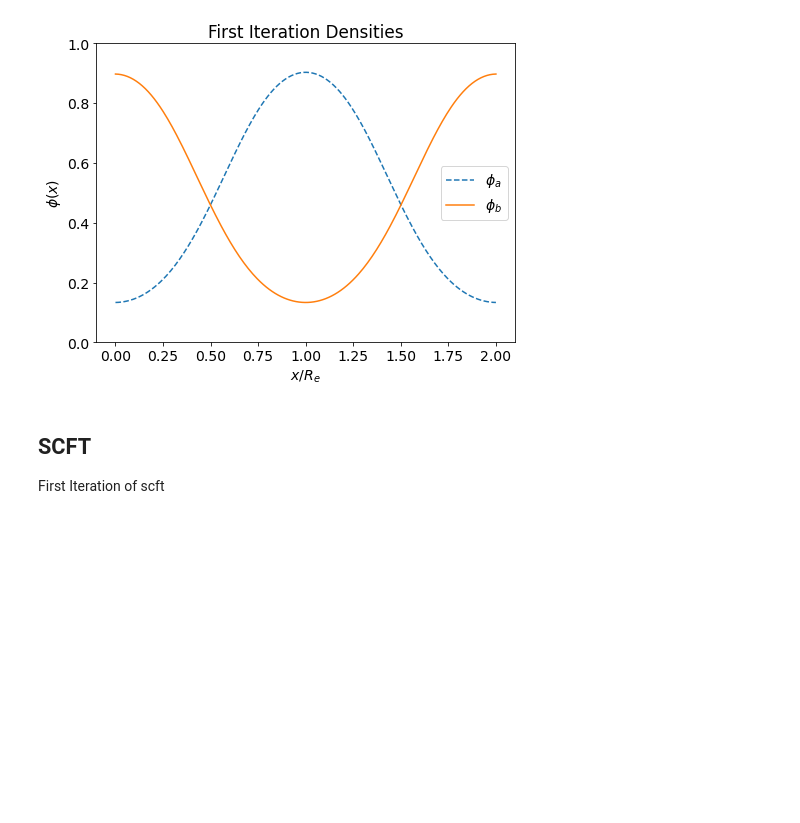
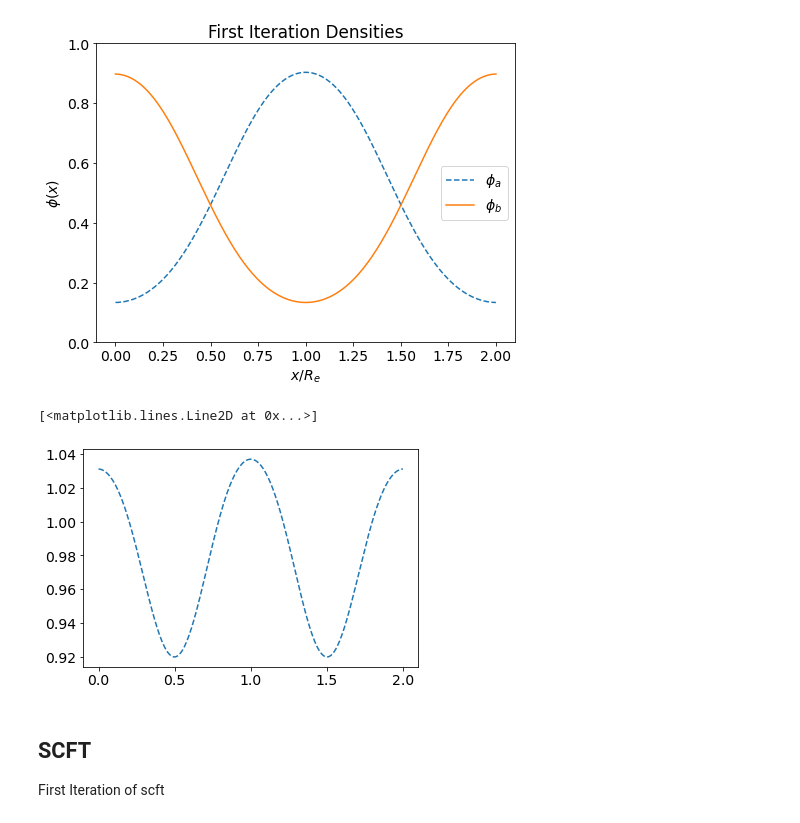
Before and after one commit to Ssalazar12/Physics, a Jupyter notebook: Self-Consistent Field Theory/Project 2_explicit_euler.ipynb, the cells around one changed output. Saved outputs shown, nothing was run; the diff lists cells and outputs as text; code cells hidden in the pictures; blank space fills up the shorter version.

```diff
--- a/Self-Consistent Field Theory/Project 2_explicit_euler.ipynb
+++ b/Self-Consistent Field Theory/Project 2_explicit_euler.ipynb
@@ -152,6 +152,12 @@ plt.legend()
 plt.savefig('first_densities.png')
 # %% [output]
 [figure]
+# %%
+plt.figure()
+plt.plot(x, phi_a + phi_b, label='$\phi_a$',linestyle='dashed')
+# %% [output]
+[<matplotlib.lines.Line2D at 0x...>]
+[figure, added]
 # %% [markdown]
 ## SCFT
 
```
Also changed, not shown: parts of 1 cell of this notebook.
